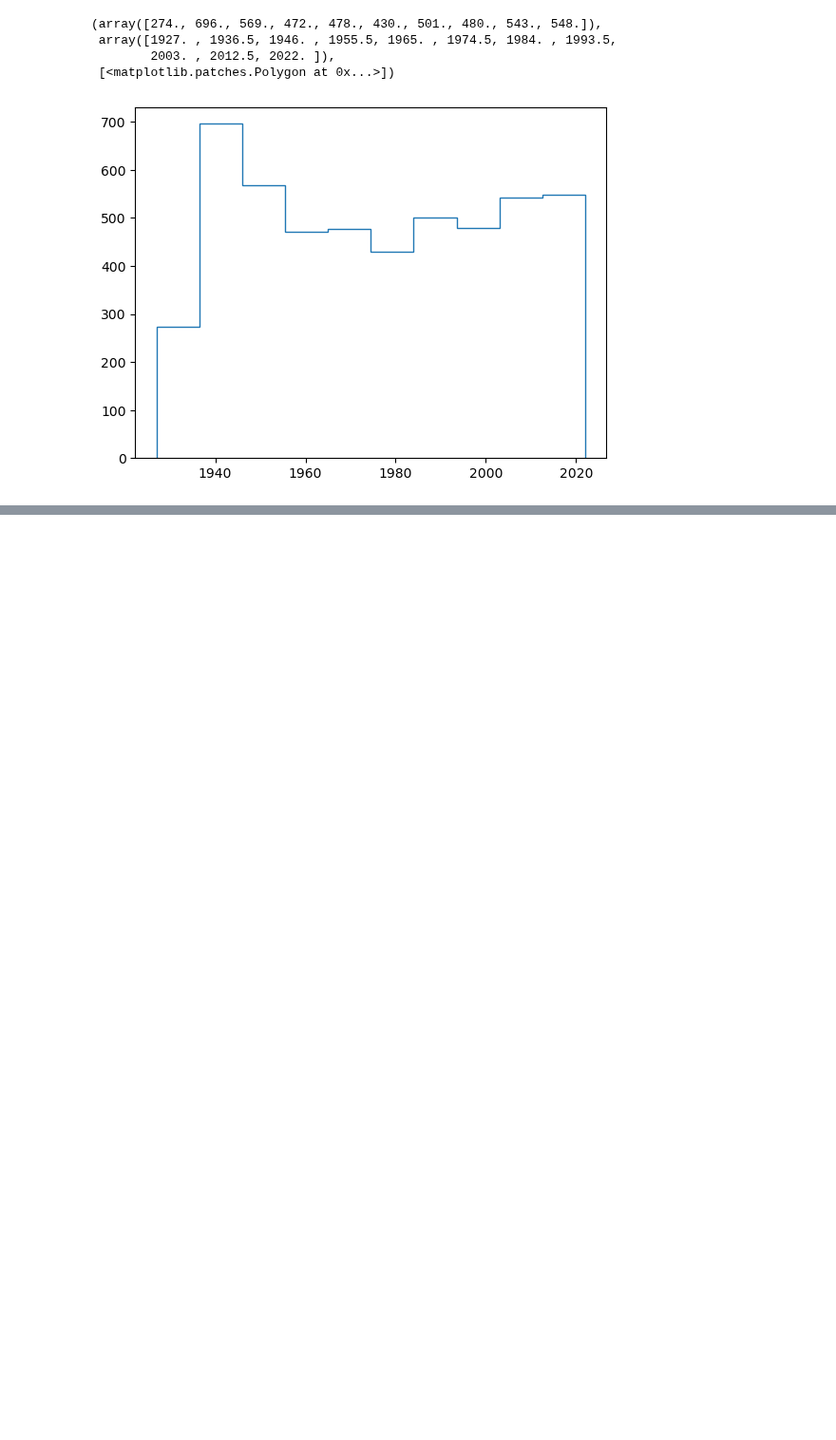
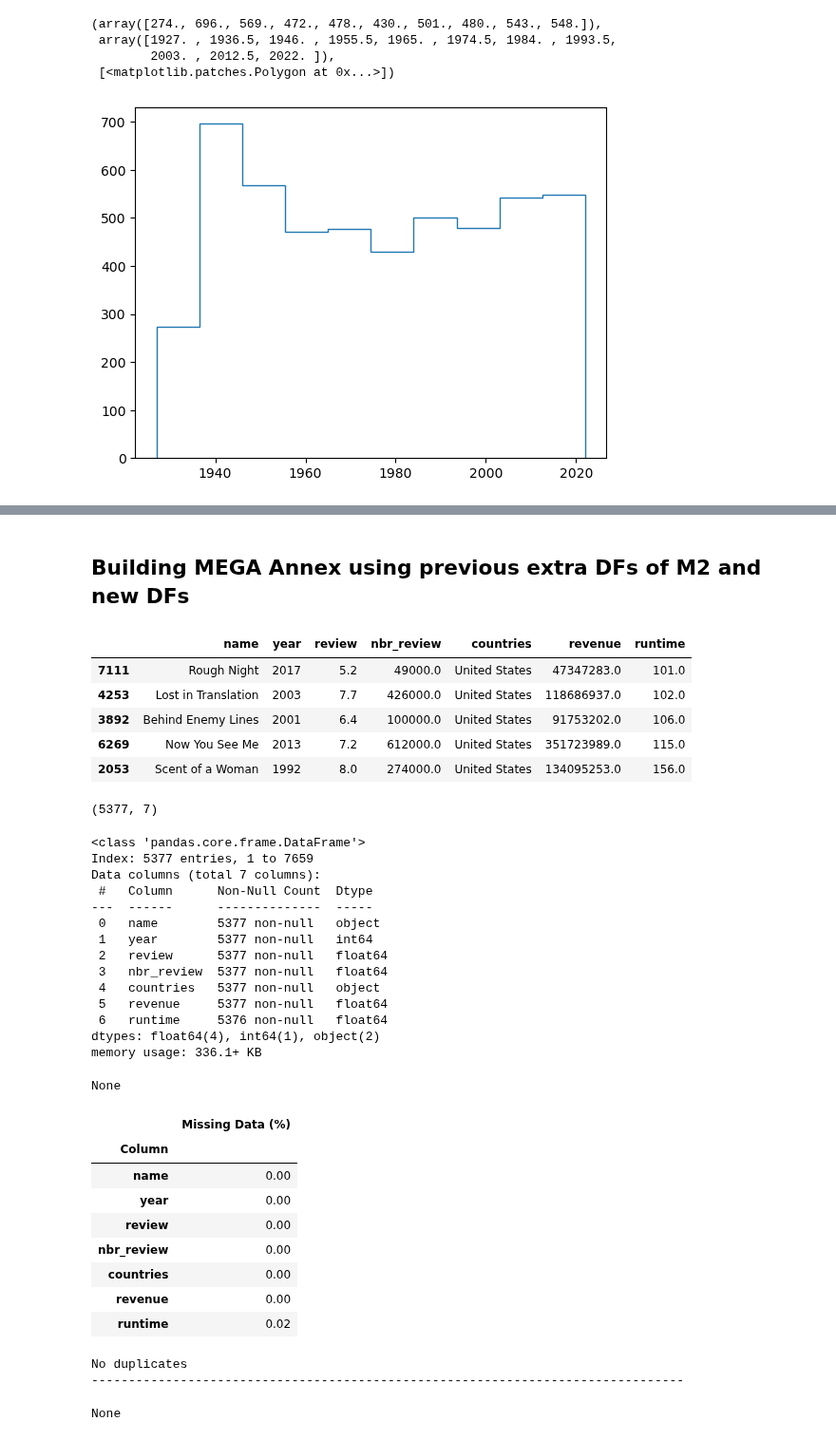
Before and after one commit to epfl-ada/ada-2023-project-thewestbobers, a Jupyter notebook: milestoneP3.ipynb, the cells around one changed output, grey strips where cells are left out. Shown at 95% size. Saved outputs shown, nothing was run; the diff lists cells and outputs as text; code cells hidden in the pictures; blank space fills up the shorter version.

```diff
--- a/milestoneP3.ipynb
+++ b/milestoneP3.ipynb
@@ -233,0 +317,43 @@ plt.hist(awards_condensed.year, histtype='step')
+# %% [markdown]
+## Building MEGA Annex using previous extra DFs of M2 and new DFs
+# %%
+display(movies_stats.sample(5))
+display(movies_stats.shape)
+display(movies_stats.info())
+display(generate_missing_info(movies_stats))
+display(check_doublons(movies_stats, ['name'], 'year', 'runtime'))
+# %% [output]
+|  | name | year | review | nbr_review | countries | revenue | runtime |
+| 7111 | Rough Night | 2017 | 5.2 | 49000.0 | United States | 47347283.0 | 101.0 |
+| 4253 | Lost in Translation | 2003 | 7.7 | 426000.0 | United States | 118686937.0 | 102.0 |
+| 3892 | Behind Enemy Lines | 2001 | 6.4 | 100000.0 | United States | 91753202.0 | 106.0 |
+| 6269 | Now You See Me | 2013 | 7.2 | 612000.0 | United States | 351723989.0 | 115.0 |
+| 2053 | Scent of a Woman | 1992 | 8.0 | 274000.0 | United States | 134095253.0 | 156.0 |
+(5377, 7)
+<class 'pandas.core.frame.DataFrame'>
+Index: 5377 entries, 1 to 7659
+Data columns (total 7 columns):
+ #   Column      Non-Null Count  Dtype
+---  ------      --------------  -----
+ 0   name        5377 non-null   object
+ 1   year        5377 non-null   int64
+ 2   review      5377 non-null   float64
+ 3   nbr_review  5377 non-null   float64
+ 4   countries   5377 non-null   object
+ 5   revenue     5377 non-null   float64
+ 6   runtime     5376 non-null   float64
+dtypes: float64(4), int64(1), object(2)
+memory usage: 336.1+ KB
+None
+|  | Missing Data (%) |
+| Column |  |
+| name | 0.00 |
+| year | 0.00 |
+| review | 0.00 |
+| nbr_review | 0.00 |
+| countries | 0.00 |
+| revenue | 0.00 |
+| runtime | 0.02 |
+No duplicates
+--------------------------------------------------------------------------------
+None
```
Also changed, not shown: parts of 19 cells of this notebook.
